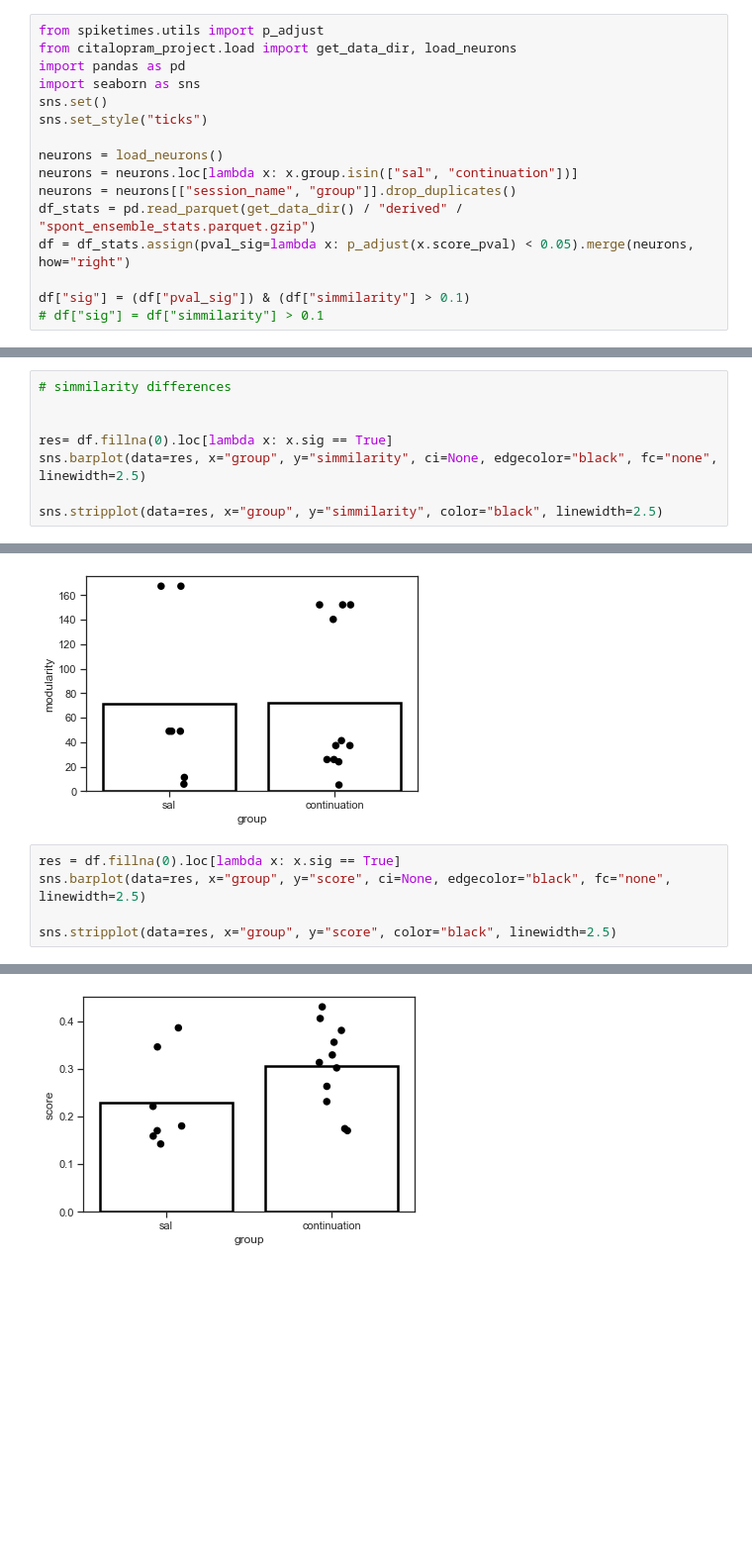
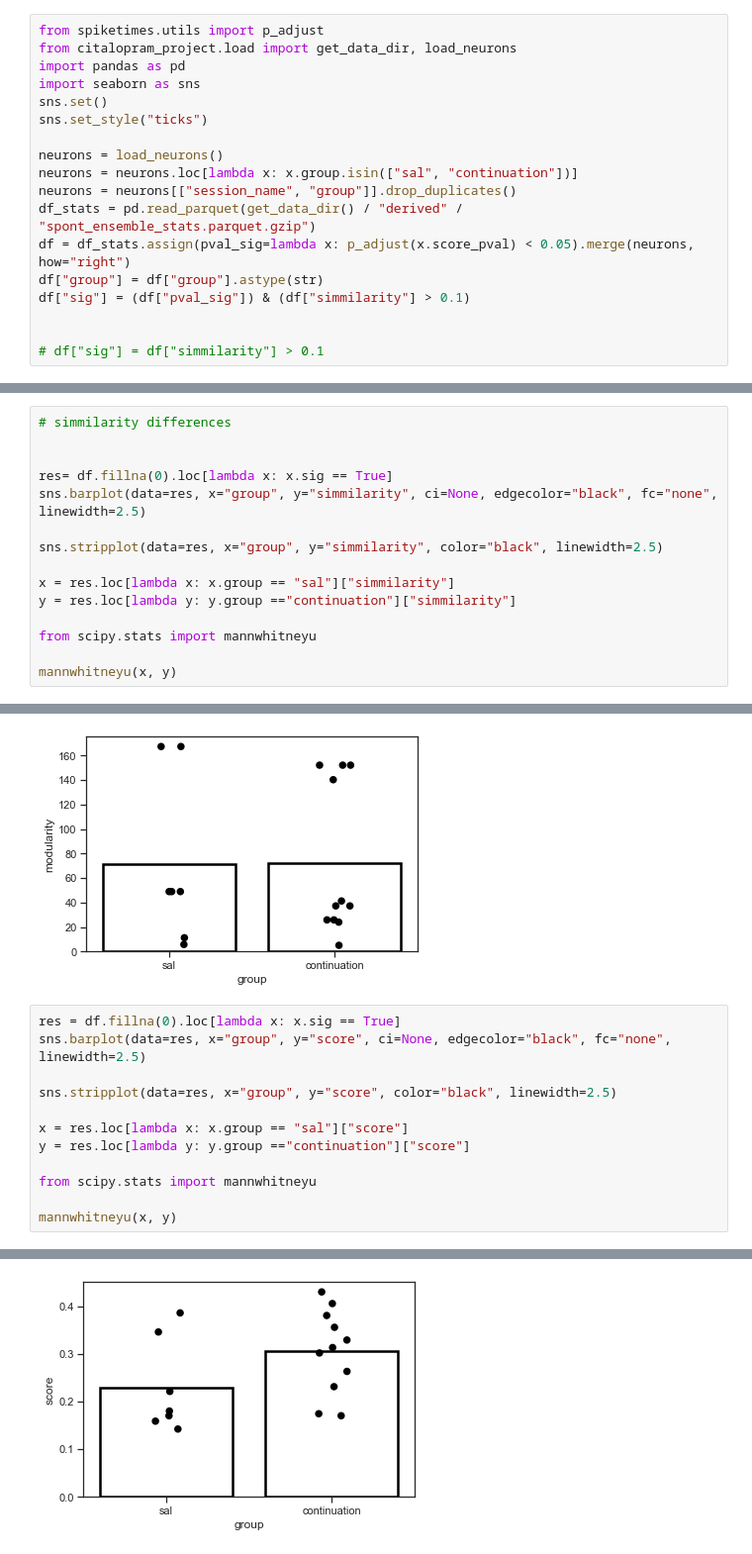
Before and after one commit to Ruairi-osul/ssri-project, a Jupyter notebook: notebooks/EDA/ensemble_prev_simmilarity.ipynb, the cells around one changed output, grey strips where cells are left out. Shown: that part at 99% size. Drawn from its saved outputs; the diff is of its cells as text; blank space fills up the shorter version.

```diff
--- a/notebooks/EDA/ensemble_prev_simmilarity.ipynb
+++ b/notebooks/EDA/ensemble_prev_simmilarity.ipynb
@@ -11,8 +11,10 @@ neurons = neurons.loc[lambda x: x.group.isin(["sal", "continuation"])]
 neurons = neurons[["session_name", "group"]].drop_duplicates()
 df_stats = pd.read_parquet(get_data_dir() / "derived" / "spont_ensemble_stats.parquet.gzip")
 df = df_stats.assign(pval_sig=lambda x: p_adjust(x.score_pval) < 0.05).merge(neurons, how="right")
+df["group"] = df["group"].astype(str)
+df["sig"] = (df["pval_sig"]) & (df["simmilarity"] > 0.1)
 
-df["sig"] = (df["pval_sig"]) & (df["simmilarity"] > 0.1)
+
 # df["sig"] = df["simmilarity"] > 0.1
 # %%
 # num ensembles per recording
@@ -52,4 +54,11 @@ res= df.fillna(0).loc[lambda x: x.sig == True]
 sns.barplot(data=res, x="group", y="simmilarity", ci=None, edgecolor="black", fc="none", linewidth=2.5)
 
 sns.stripplot(data=res, x="group", y="simmilarity", color="black", linewidth=2.5)
+
+x = res.loc[lambda x: x.group == "sal"]["simmilarity"]
+y = res.loc[lambda y: y.group =="continuation"]["simmilarity"]
+
+from scipy.stats import mannwhitneyu
+
+mannwhitneyu(x, y)
 # %% [output]
@@ -68,4 +77,11 @@ res = df.fillna(0).loc[lambda x: x.sig == True]
 sns.barplot(data=res, x="group", y="score", ci=None, edgecolor="black", fc="none", linewidth=2.5)
 
 sns.stripplot(data=res, x="group", y="score", color="black", linewidth=2.5)
+
+x = res.loc[lambda x: x.group == "sal"]["score"]
+y = res.loc[lambda y: y.group =="continuation"]["score"]
+
+from scipy.stats import mannwhitneyu
+
+mannwhitneyu(x, y)
 # %% [output]
@@ -73 +89 @@ sns.stripplot(data=res, x="group", y="score", color="black", linewidth=2.5)
-[figure, old version]
+[figure, new version]
```
Also changed, not shown: parts of 3 cells of this notebook, 1 other file.
